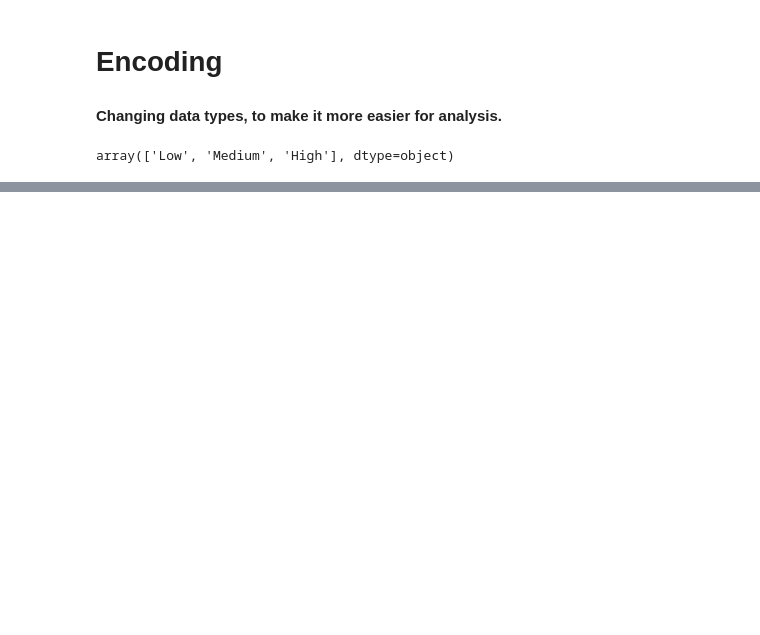
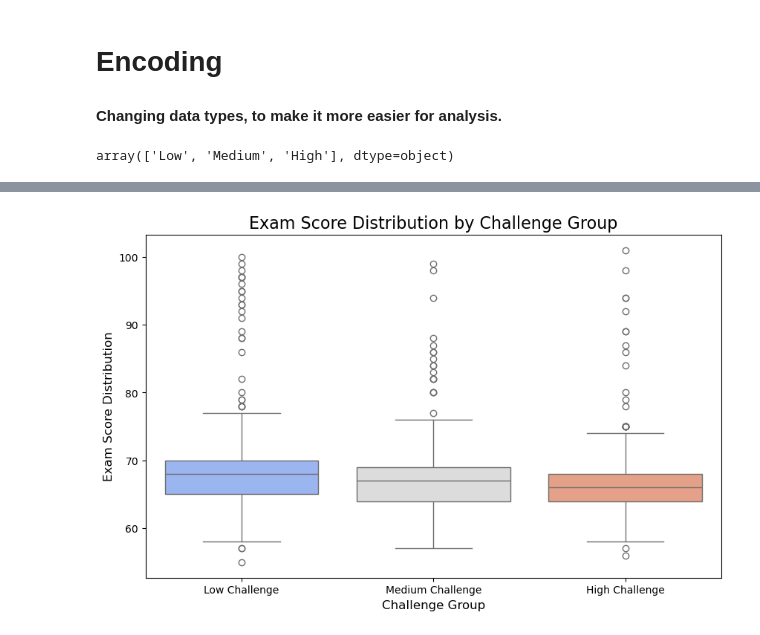
Before and after one commit to Kanyin-Sola/IFP_Student_Performance_Analysis, a Jupyter notebook: notebooks/spf_analysis.ipynb, the cells around one changed output, grey strips where cells are left out. Saved outputs shown, nothing was run; the diff lists cells and outputs as text; code cells hidden in the pictures; blank space fills up the shorter version.

```diff
--- a/notebooks/spf_analysis.ipynb
+++ b/notebooks/spf_analysis.ipynb
@@ -269,0 +470,29 @@ memory usage: 1.0+ MB
+# %%
+# # Create a Categorical Challenge Group (necessary for the plot)
+df_spf['Challenge_Group'] = pd.qcut(
+    df_spf['Challenge_Index'],
+    q=3, # Group the data into three equal parts (tertiles)
+    labels=['Low Challenge', 'Medium Challenge', 'High Challenge']
+)
+
+plt.figure(figsize=(10, 6))
+
+# CORRECTED CODE: Assign x to hue and set legend=False
+sns.boxplot(
+    data=df_spf,
+    x='Challenge_Group',
+    y='Exam_Score',
+    hue='Challenge_Group',  # Explicitly set the hue to the x-variable
+    palette='coolwarm',
+    legend=False            # Suppress the redundant legend
+)
+
+plt.title('Exam Score Distribution by Challenge Group', fontsize=16)
+plt.xlabel('Challenge Group', fontsize=12)
+plt.ylabel('Exam Score Distribution', fontsize=12)
+plt.show()
+
+# NOTE: Run the line below, to drop temporary column
+# df_spf.drop(columns=['Challenge_Group'], inplace=True)
+# %% [output]
+[figure, added]
```
Also changed, not shown: parts of 23 cells of this notebook, 2 other files.
